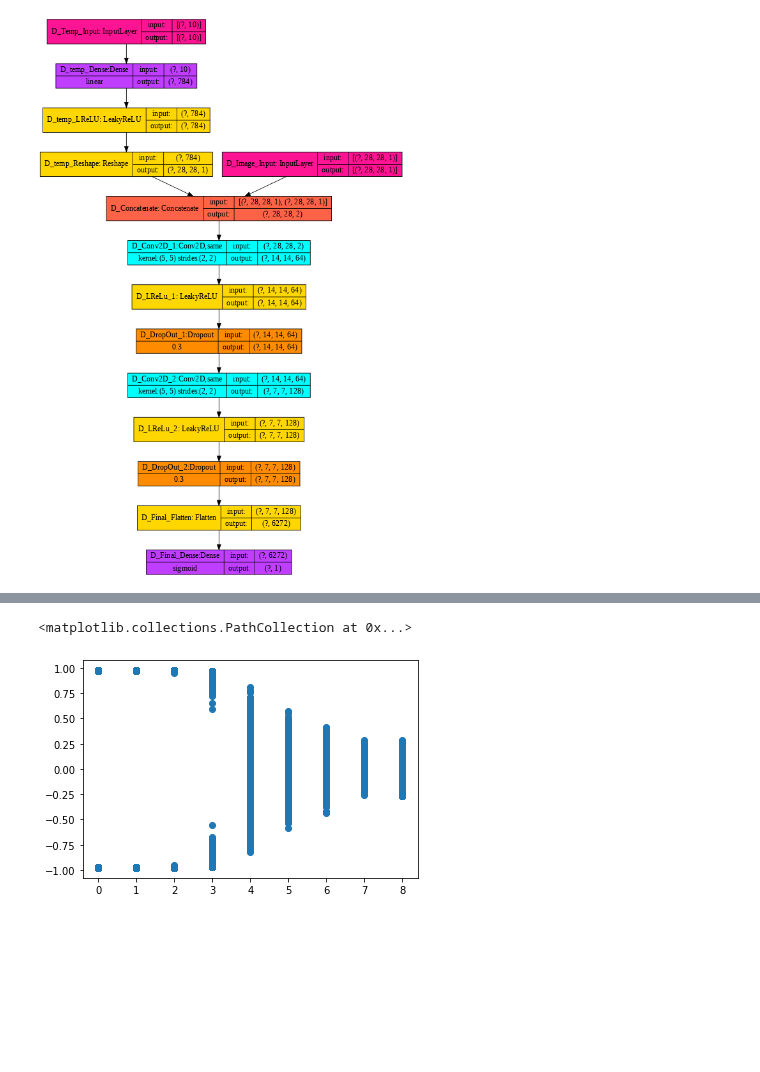
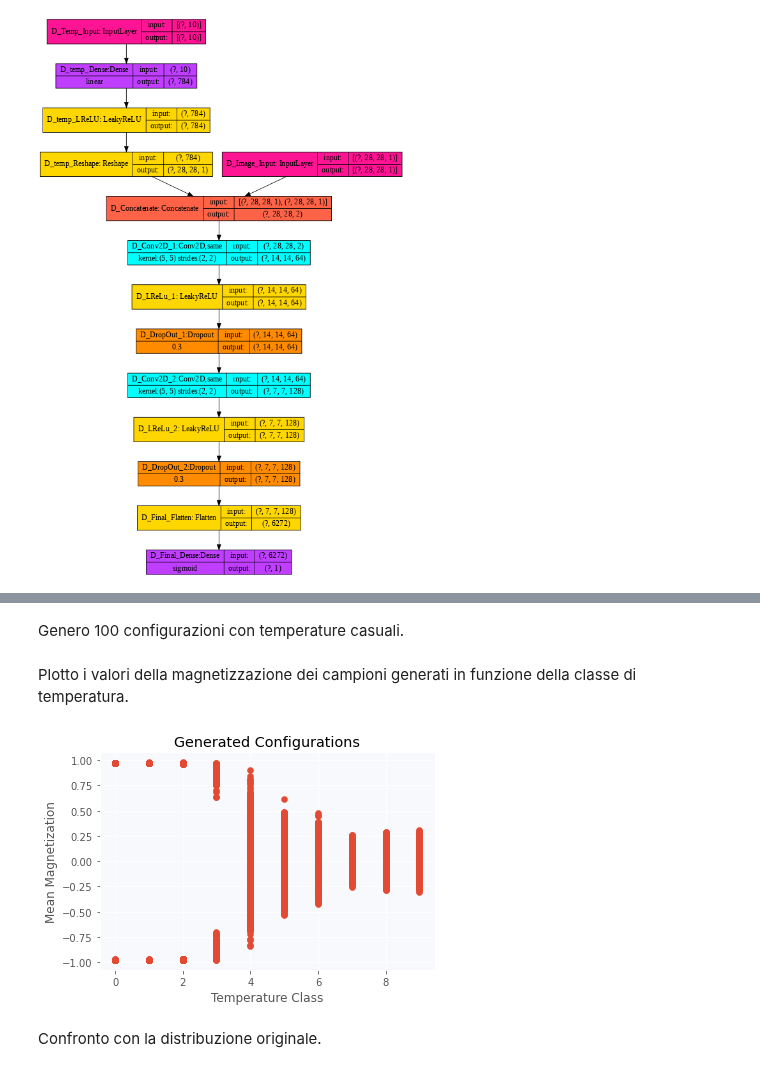
Before and after one commit to raeubaen/misc, a Jupyter notebook: Conditional GAN-1.ipynb, the cells around one changed output, grey strips where cells are left out. Cells and saved outputs as stored; diff of their text form; code cells hidden in the pictures; blank space fills up the shorter version.

```diff
--- a/Conditional GAN-1.ipynb
+++ b/Conditional GAN-1.ipynb
@@ -11,9 +11,9 @@ import numpy as np
 import matplotlib.pyplot as plt
 !pip install plot_model
 from plot_model import plot_model
-# disabling eager (slower) execution
-#from tensorflow.python.framework.ops import disable_eager_execution
-#disable_eager_execution()
+# plot style parameters
+plt.style.use('ggplot')
+plt.rcParams['axes.facecolor'] = '#f7f9fc'
 from sklearn.model_selection import train_test_split
 # %% [output]
 Requirement already satisfied: plot_model in /usr/local/lib/python3.6/dist-packages (0.20)
@@ -410,0 +402,9 @@ Epoch 284/300
+# %%
+temp_input = layers.Input(shape=(NUM_TEMP_CLASSES,), name="G_Temp_Input")
+
+latent_vector = layers.Input(shape=(LATENT_DIM,), name="G_Latent_Input")
+
+x = g_model([temp_input, latent_vector])
+x = RandomInvertLayer()(x)
+
+final_gen = keras.models.Model([temp_input, latent_vector], x)
@@ -459,22 +426,22 @@ WARNING:tensorflow:No training configuration found in the save file, so the mode
+# %% [markdown]
+Genero 100 configurazioni con temperature casuali.
 # %%
-randint = np.random.randint(0, high=9, size=10000)
+randint = np.random.randint(0, high=10, size=10000)
 classes = tf.one_hot(randint, NUM_TEMP_CLASSES)
 
 latent = tf.random.normal(shape=(10000, LATENT_DIM))
-generated_images = gen([classes, latent]).numpy().round()
-to_flip_ind = np.random.randint(0, len(generated_images), size=int(len(generated_images)/2))
-
-up = generated_images==1
-down = generated_images==-1
-up[to_flip_ind, ...] = False
-down[to_flip_ind, ...] = False
-
-generated_images[up] = -1
-generated_images[down] = 1
+generated_images = final_gen([classes, latent]).numpy().round()
+# %% [markdown]
+Plotto i valori della magnetizzazione dei campioni generati in funzione della classe di temperatura.
 # %%
-magn = tf.reduce_mean(generated_images, axis=(1, 2))
+magn = np.mean(generated_images, axis=(1, 2))
 plt.scatter(randint, magn)
+plt.xlabel("Temperature Class")
+plt.ylabel("Mean Magnetization")
+plt.title("Generated Configurations")
+plt.show()
 # %% [output]
-<matplotlib.collections.PathCollection at 0x...>
-[figure, old version]
+[figure, new version]
+# %% [markdown]
+Confronto con la distribuzione originale.
 # %%
```
Also changed, not shown: parts of 37 cells of this notebook.
